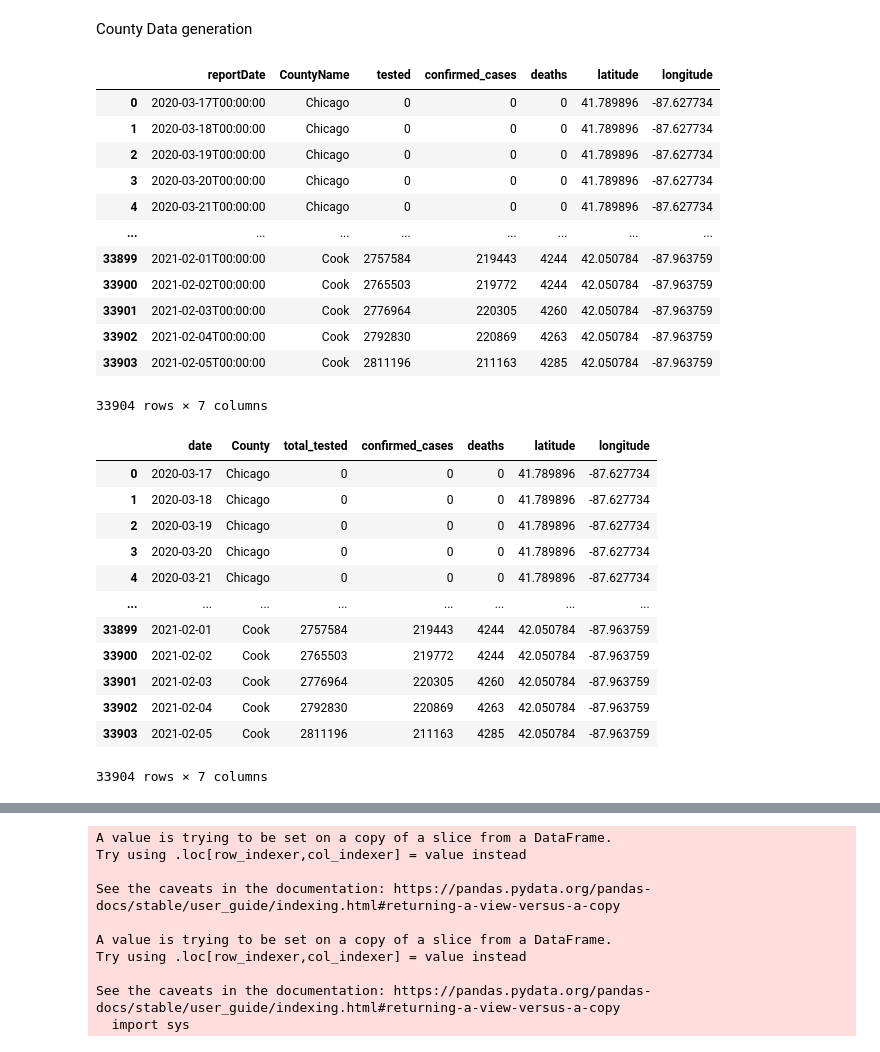
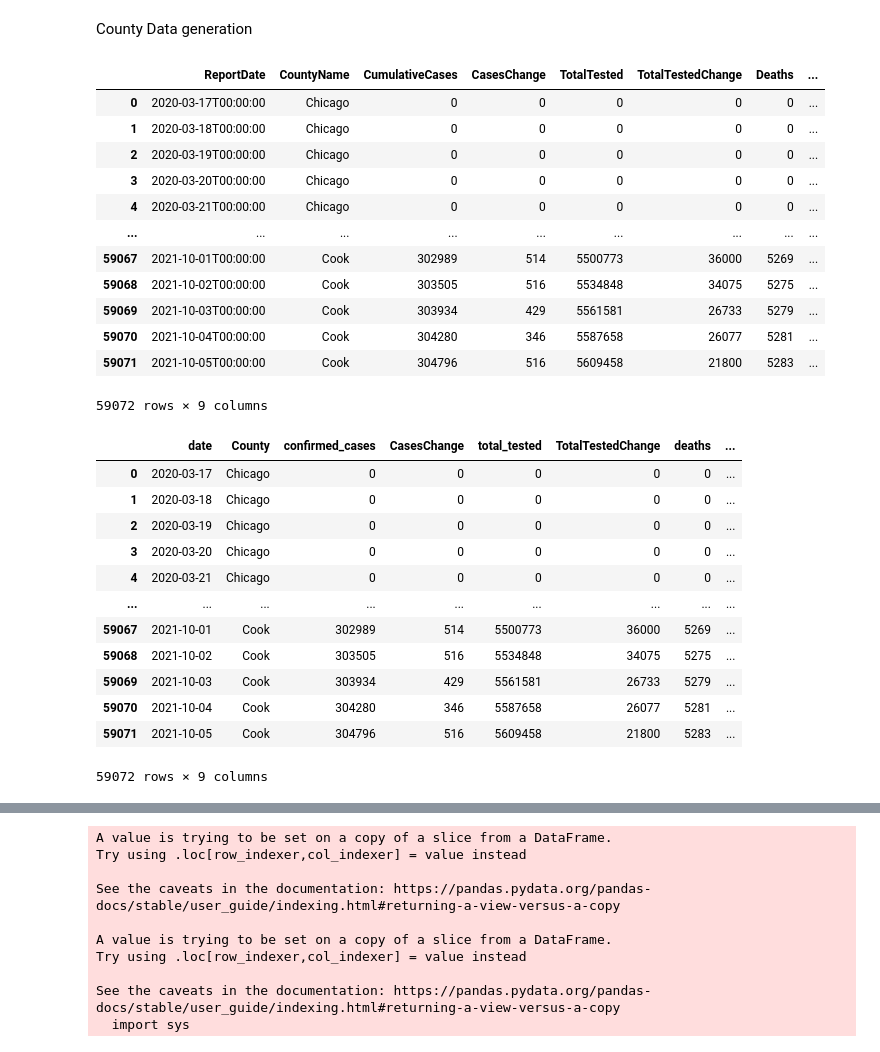
Before and after one commit to cybergis/wherecovid19_webapp, a Jupyter notebook: preprocessing/illinois/extract_zipcode.ipynb, the cells around one changed output, grey strips where cells are left out. Drawn from its saved outputs; the diff is of its cells as text; code cells hidden in the pictures.

```diff
--- a/preprocessing/illinois/extract_zipcode.ipynb
+++ b/preprocessing/illinois/extract_zipcode.ipynb
@@ -138,54 +138,59 @@ County Data generation
 # %%
 # IDPH data started from 03/17/2020
 start_date = '03/17/2020'
 
 # Get last update date from IDPH API
 last_update_date_json = requests.get("https://idph.illinois.gov/DPHPublicInformation/api/COVID/GetCountyHistorical?countyName=Illinois").json()
-last_update_date = last_update_date_json['values'][-1]['reportDate'][0:10]
+last_update_date = last_update_date_json['values'][-1]['ReportDate'][0:10]
+
 
 # Get JSON file for each county in GeoJson file and append them all together
 county_history_list = []
 for county in county_gpd_dynamic['id']:
     county_data_url = "https://idph.illinois.gov/DPHPublicInformation/api/COVID/GetCountyHistorical?countyName=" + county
     d = requests.get(county_data_url).json()
     county_history_list = county_history_list + d['values']
 
 # Generate dataframe
 county_history_df = pd.DataFrame(county_history_list)
 county_history_df
 # %% [output]
-|  | reportDate | CountyName | tested | confirmed_cases | deaths | latitude | longitude |
-| 0 | 2020-03-17T00:00:00 | Chicago | 0 | 0 | 0 | 41.789896 | -87.627734 |
-| 1 | 2020-03-18T00:00:00 | Chicago | 0 | 0 | 0 | 41.789896 | -87.627734 |
-| 2 | 2020-03-19T00:00:00 | Chicago | 0 | 0 | 0 | 41.789896 | -87.627734 |
-| 3 | 2020-03-20T00:00:00 | Chicago | 0 | 0 | 0 | 41.789896 | -87.627734 |
-| 4 | 2020-03-21T00:00:00 | Chicago | 0 | 0 | 0 | 41.789896 | -87.627734 |
-| ... | ... | ... | ... | ... | ... | ... | ... |
-| 33899 | 2021-02-01T00:00:00 | Cook | 2757584 | 219443 | 4244 | 42.050784 | -87.963759 |
-| 33900 | 2021-02-02T00:00:00 | Cook | 2765503 | 219772 | 4244 | 42.050784 | -87.963759 |
-| 33901 | 2021-02-03T00:00:00 | Cook | 2776964 | 220305 | 4260 | 42.050784 | -87.963759 |
-| 33902 | 2021-02-04T00:00:00 | Cook | 2792830 | 220869 | 4263 | 42.050784 | -87.963759 |
-| 33903 | 2021-02-05T00:00:00 | Cook | 2811196 | 211163 | 4285 | 42.050784 | -87.963759 |
+|  | ReportDate | CountyName | CumulativeCases | CasesChange | TotalTested | TotalTestedChange | Deaths | ... |
+| 0 | 2020-03-17T00:00:00 | Chicago | 0 | 0 | 0 | 0 | 0 | ... |
+| 1 | 2020-03-18T00:00:00 | Chicago | 0 | 0 | 0 | 0 | 0 | ... |
+| 2 | 2020-03-19T00:00:00 | Chicago | 0 | 0 | 0 | 0 | 0 | ... |
+| 3 | 2020-03-20T00:00:00 | Chicago | 0 | 0 | 0 | 0 | 0 | ... |
+| 4 | 2020-03-21T00:00:00 | Chicago | 0 | 0 | 0 | 0 | 0 | ... |
+| ... | ... | ... | ... | ... | ... | ... | ... | ... |
+| 59067 | 2021-10-01T00:00:00 | Cook | 302989 | 514 | 5500773 | 36000 | 5269 | ... |
+| 59068 | 2021-10-02T00:00:00 | Cook | 303505 | 516 | 5534848 | 34075 | 5275 | ... |
+| 59069 | 2021-10-03T00:00:00 | Cook | 303934 | 429 | 5561581 | 26733 | 5279 | ... |
+| 59070 | 2021-10-04T00:00:00 | Cook | 304280 | 346 | 5587658 | 26077 | 5281 | ... |
+| 59071 | 2021-10-05T00:00:00 | Cook | 304796 | 516 | 5609458 | 21800 | 5283 | ... |
-33904 rows × 7 columns
+59072 rows × 9 columns
 # %%
 # Change the date format and column names
-county_history_df['reportDate'] = county_history_df['reportDate'].apply(lambda x: x[0:10])
-county_history = county_history_df.rename(columns={"reportDate":"date", "CountyName": "County", "tested": "total_tested"})
+county_history_df['ReportDate'] = county_history_df['ReportDate'].apply(lambda x: x[0:10])
+county_history = county_history_df.rename(columns={"ReportDate":"date",
+                                                   "CountyName": "County",
+                                                   "TotalTested": "total_tested",
+                                                  "CumulativeCases":"confirmed_cases",
+                                                  "Deaths":"deaths"})
 county_history
 # %% [output]
-|  | date | County | total_tested | confirmed_cases | deaths | latitude | longitude |
-| 0 | 2020-03-17 | Chicago | 0 | 0 | 0 | 41.789896 | -87.627734 |
-| 1 | 2020-03-18 | Chicago | 0 | 0 | 0 | 41.789896 | -87.627734 |
-| 2 | 2020-03-19 | Chicago | 0 | 0 | 0 | 41.789896 | -87.627734 |
-| 3 | 2020-03-20 | Chicago | 0 | 0 | 0 | 41.789896 | -87.627734 |
-| 4 | 2020-03-21 | Chicago | 0 | 0 | 0 | 41.789896 | -87.627734 |
-| ... | ... | ... | ... | ... | ... | ... | ... |
-| 33899 | 2021-02-01 | Cook | 2757584 | 219443 | 4244 | 42.050784 | -87.963759 |
-| 33900 | 2021-02-02 | Cook | 2765503 | 219772 | 4244 | 42.050784 | -87.963759 |
-| 33901 | 2021-02-03 | Cook | 2776964 | 220305 | 4260 | 42.050784 | -87.963759 |
-| 33902 | 2021-02-04 | Cook | 2792830 | 220869 | 4263 | 42.050784 | -87.963759 |
-| 33903 | 2021-02-05 | Cook | 2811196 | 211163 | 4285 | 42.050784 | -87.963759 |
+|  | date | County | confirmed_cases | CasesChange | total_tested | TotalTestedChange | deaths | ... |
+| 0 | 2020-03-17 | Chicago | 0 | 0 | 0 | 0 | 0 | ... |
+| 1 | 2020-03-18 | Chicago | 0 | 0 | 0 | 0 | 0 | ... |
+| 2 | 2020-03-19 | Chicago | 0 | 0 | 0 | 0 | 0 | ... |
+| 3 | 2020-03-20 | Chicago | 0 | 0 | 0 | 0 | 0 | ... |
+| 4 | 2020-03-21 | Chicago | 0 | 0 | 0 | 0 | 0 | ... |
+| ... | ... | ... | ... | ... | ... | ... | ... | ... |
+| 59067 | 2021-10-01 | Cook | 302989 | 514 | 5500773 | 36000 | 5269 | ... |
+| 59068 | 2021-10-02 | Cook | 303505 | 516 | 5534848 | 34075 | 5275 | ... |
+| 59069 | 2021-10-03 | Cook | 303934 | 429 | 5561581 | 26733 | 5279 | ... |
+| 59070 | 2021-10-04 | Cook | 304280 | 346 | 5587658 | 26077 | 5281 | ... |
+| 59071 | 2021-10-05 | Cook | 304796 | 516 | 5609458 | 21800 | 5283 | ... |
-33904 rows × 7 columns
+59072 rows × 9 columns
 # %%
 # Eliminate data from last update date or unassigned
 county_history = county_history[county_history['date'] != last_update_date]
```
Also changed, not shown: parts of 7 cells of this notebook.
